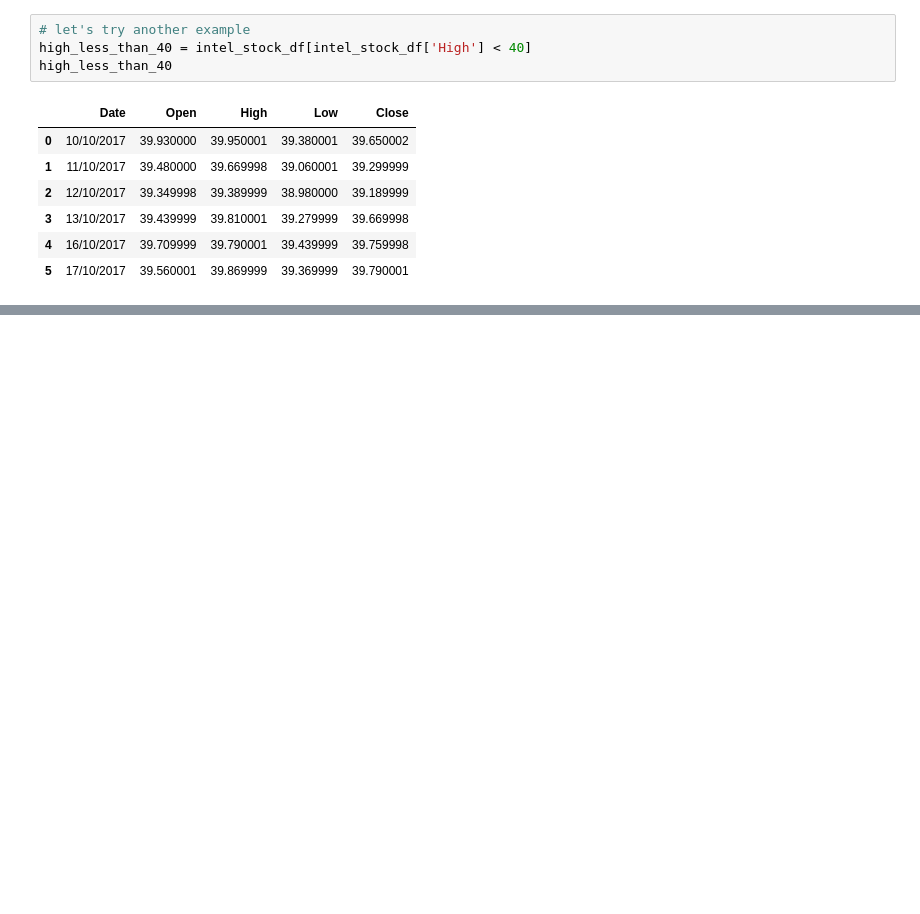
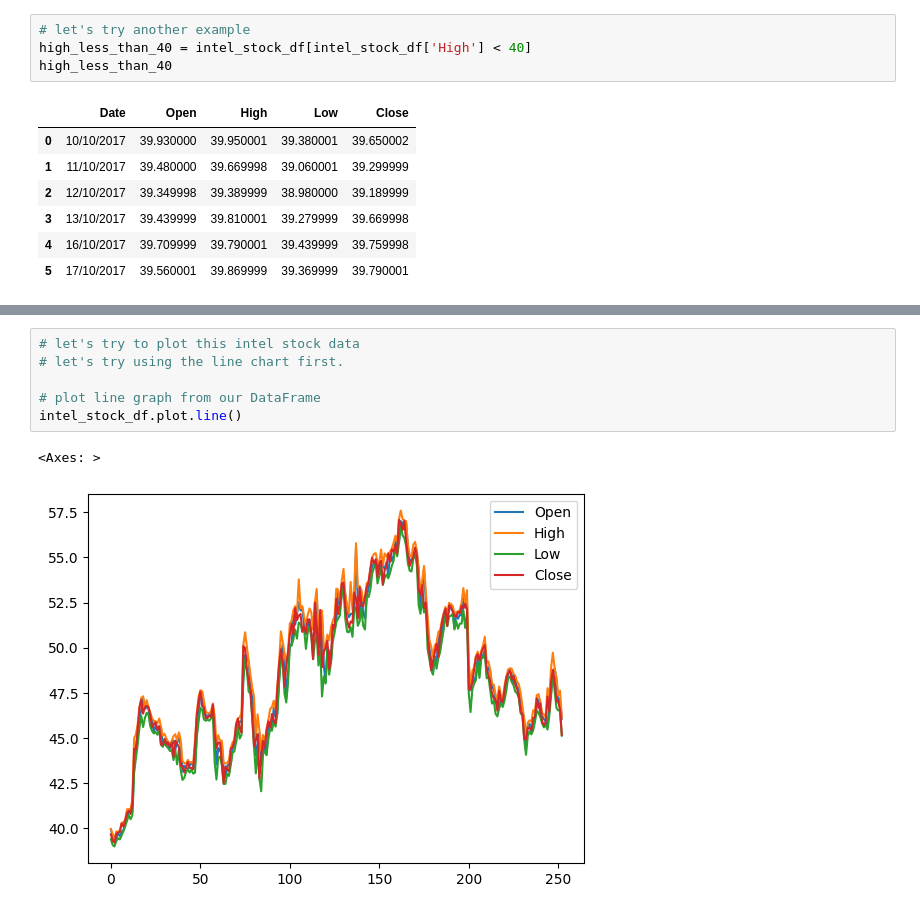
Before and after one commit to moisescujardo/python-projects, a Jupyter notebook: data-science-projects/learning_python_pandas_intel_stock_data.ipynb, the cells around one changed output, grey strips where cells are left out. Saved outputs shown, nothing was run; the diff lists cells and outputs as text; blank space fills up the shorter version.

```diff
--- a/data-science-projects/learning_python_pandas_intel_stock_data.ipynb
+++ b/data-science-projects/learning_python_pandas_intel_stock_data.ipynb
@@ -245,0 +260,9 @@ open_gt_39_close_lt_40
+# %%
+# let's try to plot this intel stock data
+# let's try using the line chart first.
+
+# plot line graph from our DataFrame
+intel_stock_df.plot.line()
+# %% [output]
+<Axes: >
+[figure, added]
```
Also changed, not shown: parts of 9 cells of this notebook.
